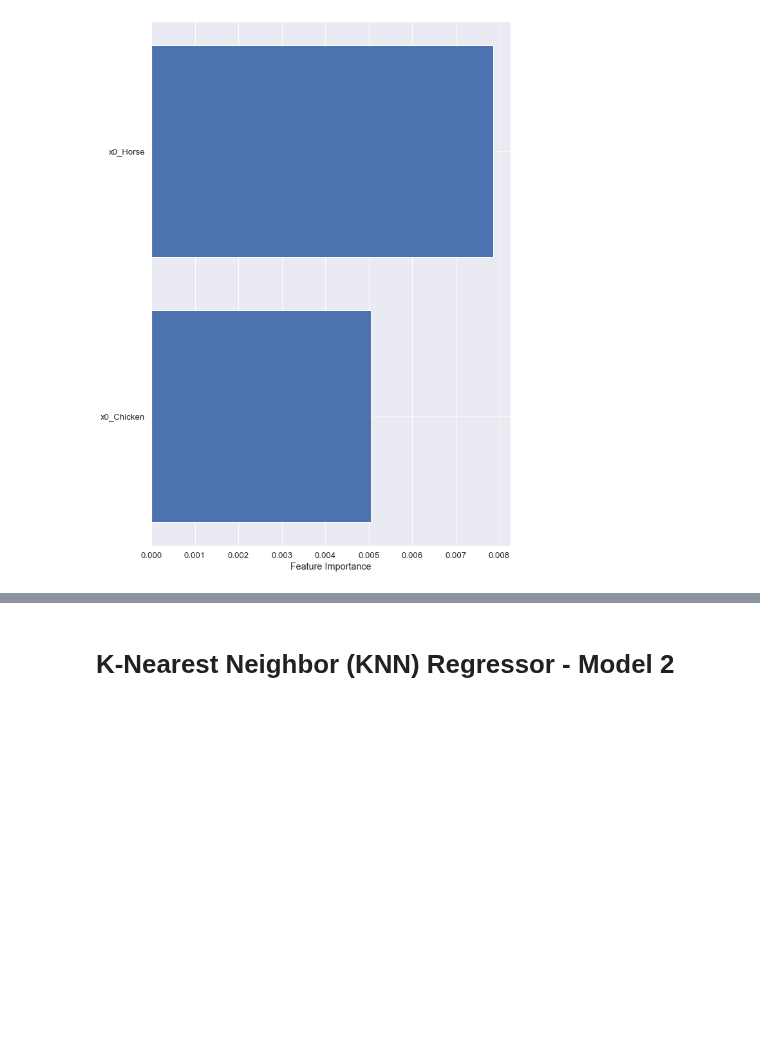
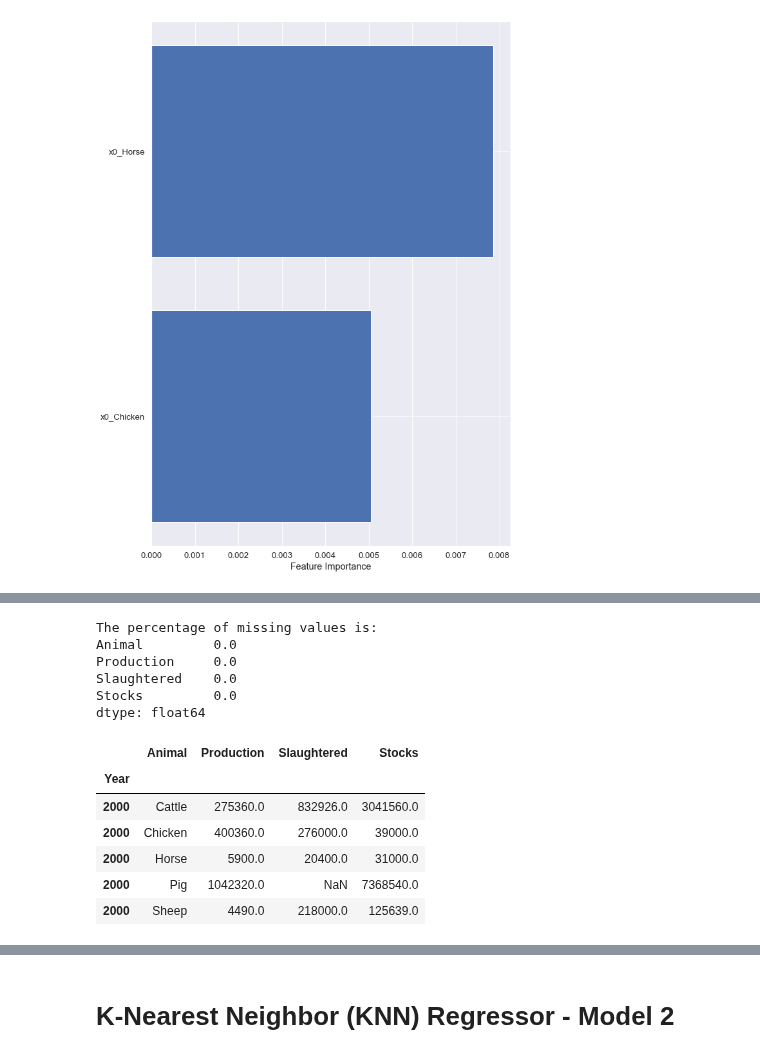
Before and after one commit to Shaun7559/CA2-Semester-1-SS, a Jupyter notebook: Report/Shaun_Smith_CA2_MSc_Data_Analytics.ipynb, the cells around one changed output, grey strips where cells are left out. Saved outputs shown, nothing was run; the diff lists cells and outputs as text; code cells hidden in the pictures; blank space fills up the shorter version.

```diff
--- a/Report/Shaun_Smith_CA2_MSc_Data_Analytics.ipynb
+++ b/Report/Shaun_Smith_CA2_MSc_Data_Analytics.ipynb
@@ -2747,0 +2642,19 @@ plt.xlim([-1, X_train.shape[1]])
+# %%
+calc_percent_missing(val_df.isnull().sum(), len(val_df))
+# %% [output]
+The percentage of missing values is:
+Animal         0.0
+Production     0.0
+Slaughtered    0.0
+Stocks         0.0
+dtype: float64
+# %%
+val_df.head()
+# %% [output]
+|  | Animal | Production | Slaughtered | Stocks |
+| Year |  |  |  |  |
+| 2000 | Cattle | 275360.0 | 832926.0 | 3041560.0 |
+| 2000 | Chicken | 400360.0 | 276000.0 | 39000.0 |
+| 2000 | Horse | 5900.0 | 20400.0 | 31000.0 |
+| 2000 | Pig | 1042320.0 | NaN | 7368540.0 |
+| 2000 | Sheep | 4490.0 | 218000.0 | 125639.0 |
```
Also changed, not shown: parts of 90 cells of this notebook.
